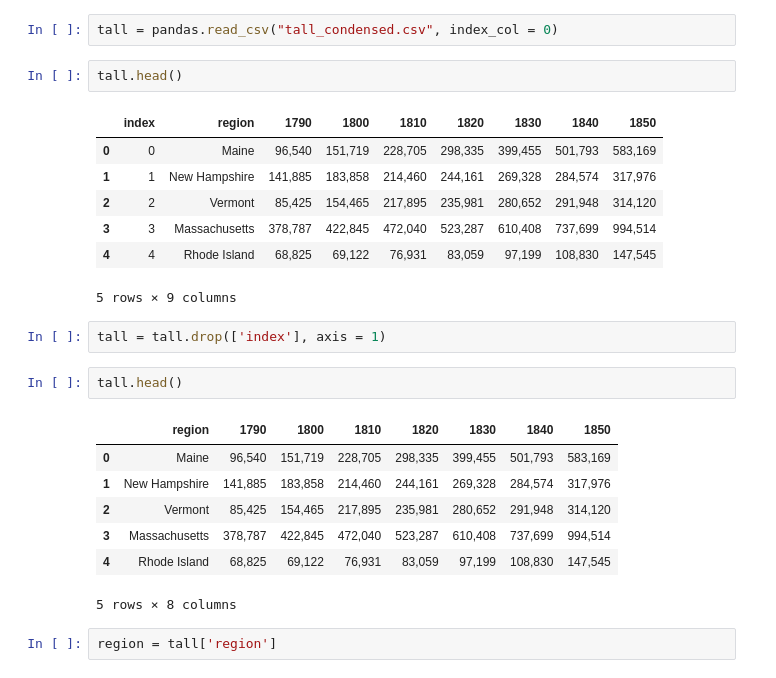
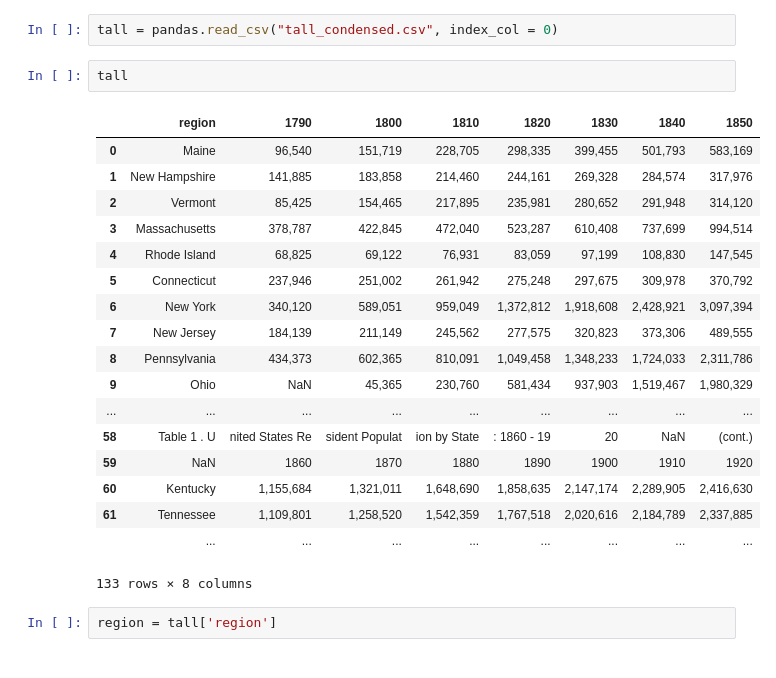
Before and after one commit to szeitlin/PopViz, a Jupyter notebook: reusable_functions.ipynb, the cells around one changed output. Cells and saved outputs as stored; diff of their text form.

```diff
--- a/reusable_functions.ipynb
+++ b/reusable_functions.ipynb
@@ -3,27 +3,26 @@ import pandas
 # %%
 tall = pandas.read_csv("tall_condensed.csv", index_col = 0)
 # %%
-tall.head()
+tall
 # %% [output]
-|  | index | region | 1790 | 1800 | 1810 | 1820 | 1830 | 1840 | 1850 |
-| 0 | 0 | Maine | 96,540 | 151,719 | 228,705 | 298,335 | 399,455 | 501,793 | 583,169 |
-| 1 | 1 | New Hampshire | 141,885 | 183,858 | 214,460 | 244,161 | 269,328 | 284,574 | 317,976 |
-| 2 | 2 | Vermont | 85,425 | 154,465 | 217,895 | 235,981 | 280,652 | 291,948 | 314,120 |
-| 3 | 3 | Massachusetts | 378,787 | 422,845 | 472,040 | 523,287 | 610,408 | 737,699 | 994,514 |
-| 4 | 4 | Rhode Island | 68,825 | 69,122 | 76,931 | 83,059 | 97,199 | 108,830 | 147,545 |
+|  | region | 1790 | 1800 | 1810 | 1820 | 1830 | 1840 | 1850 |
+| 0 | Maine | 96,540 | 151,719 | 228,705 | 298,335 | 399,455 | 501,793 | 583,169 |
+| 1 | New Hampshire | 141,885 | 183,858 | 214,460 | 244,161 | 269,328 | 284,574 | 317,976 |
+| 2 | Vermont | 85,425 | 154,465 | 217,895 | 235,981 | 280,652 | 291,948 | 314,120 |
+| 3 | Massachusetts | 378,787 | 422,845 | 472,040 | 523,287 | 610,408 | 737,699 | 994,514 |
+| 4 | Rhode Island | 68,825 | 69,122 | 76,931 | 83,059 | 97,199 | 108,830 | 147,545 |
+| 5 | Connecticut | 237,946 | 251,002 | 261,942 | 275,248 | 297,675 | 309,978 | 370,792 |
+| 6 | New York | 340,120 | 589,051 | 959,049 | 1,372,812 | 1,918,608 | 2,428,921 | 3,097,394 |
+| 7 | New Jersey | 184,139 | 211,149 | 245,562 | 277,575 | 320,823 | 373,306 | 489,555 |
+| 8 | Pennsylvania | 434,373 | 602,365 | 810,091 | 1,049,458 | 1,348,233 | 1,724,033 | 2,311,786 |
+| 9 | Ohio | NaN | 45,365 | 230,760 | 581,434 | 937,903 | 1,519,467 | 1,980,329 |
+| ... | ... | ... | ... | ... | ... | ... | ... | ... |
+| 58 | Table 1 . U | nited States Re | sident Populat | ion by State | : 1860 - 19 | 20 | NaN | (cont.) |
+| 59 | NaN | 1860 | 1870 | 1880 | 1890 | 1900 | 1910 | 1920 |
+| 60 | Kentucky | 1,155,684 | 1,321,011 | 1,648,690 | 1,858,635 | 2,147,174 | 2,289,905 | 2,416,630 |
+| 61 | Tennessee | 1,109,801 | 1,258,520 | 1,542,359 | 1,767,518 | 2,020,616 | 2,184,789 | 2,337,885 |
+|  | ... | ... | ... | ... | ... | ... | ... | ... |
-5 rows × 9 columns
+133 rows × 8 columns
-# %%
-tall = tall.drop(['index'], axis = 1)
-# %%
-tall.head()
-# %% [output]
-|  | region | 1790 | 1800 | 1810 | 1820 | 1830 | 1840 | 1850 |
-| 0 | Maine | 96,540 | 151,719 | 228,705 | 298,335 | 399,455 | 501,793 | 583,169 |
-| 1 | New Hampshire | 141,885 | 183,858 | 214,460 | 244,161 | 269,328 | 284,574 | 317,976 |
-| 2 | Vermont | 85,425 | 154,465 | 217,895 | 235,981 | 280,652 | 291,948 | 314,120 |
-| 3 | Massachusetts | 378,787 | 422,845 | 472,040 | 523,287 | 610,408 | 737,699 | 994,514 |
-| 4 | Rhode Island | 68,825 | 69,122 | 76,931 | 83,059 | 97,199 | 108,830 | 147,545 |
-5 rows × 8 columns
 # %%
 region = tall['region']
 # %%
```
Also changed, not shown: parts of 1 cell of this notebook, 1 other file.
